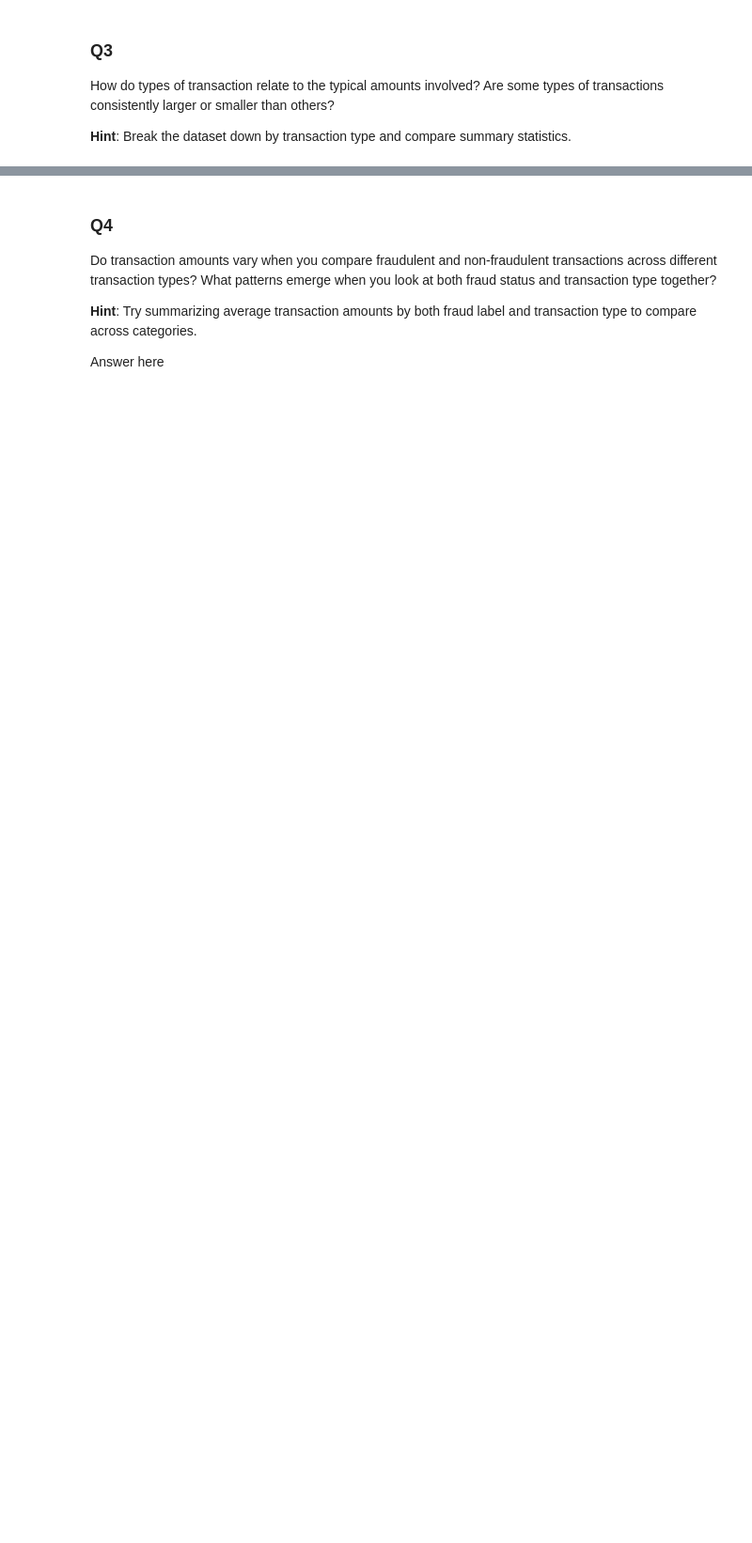
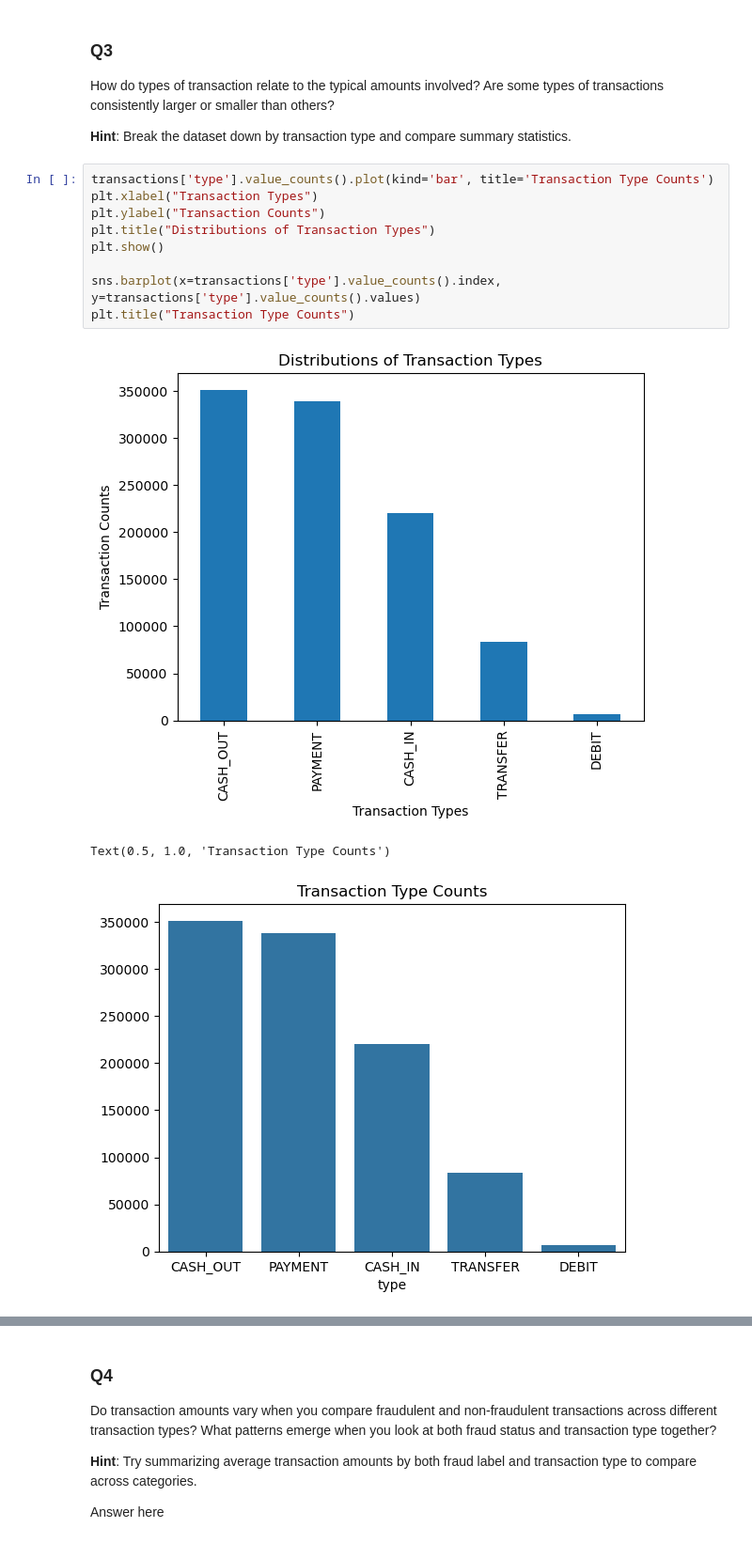
Before and after one commit to jnzhag/Financial-Fraud-Detection, a Jupyter notebook: notebooks/eda.ipynb, the cells around one changed output, grey strips where cells are left out. Shown at 94% size. Drawn from its saved outputs; the diff is of its cells as text; blank space fills up the shorter version.

```diff
--- a/notebooks/eda.ipynb
+++ b/notebooks/eda.ipynb
@@ -116,3 +101,16 @@ Answer here
 How do types of transaction relate to the typical amounts involved? Are some types of transactions consistently larger or smaller than others?
 
 **Hint**: Break the dataset down by transaction type and compare summary statistics.
+# %%
+transactions['type'].value_counts().plot(kind='bar', title='Transaction Type Counts')
+plt.xlabel("Transaction Types")
+plt.ylabel("Transaction Counts")
+plt.title("Distributions of Transaction Types")
+plt.show()
+
+sns.barplot(x=transactions['type'].value_counts().index, y=transactions['type'].value_counts().values)
+plt.title("Transaction Type Counts")
+# %% [output]
+[figure, added]
+Text(0.5, 1.0, 'Transaction Type Counts')
+[figure, added]
```
Also changed, not shown: parts of 17 cells of this notebook.
